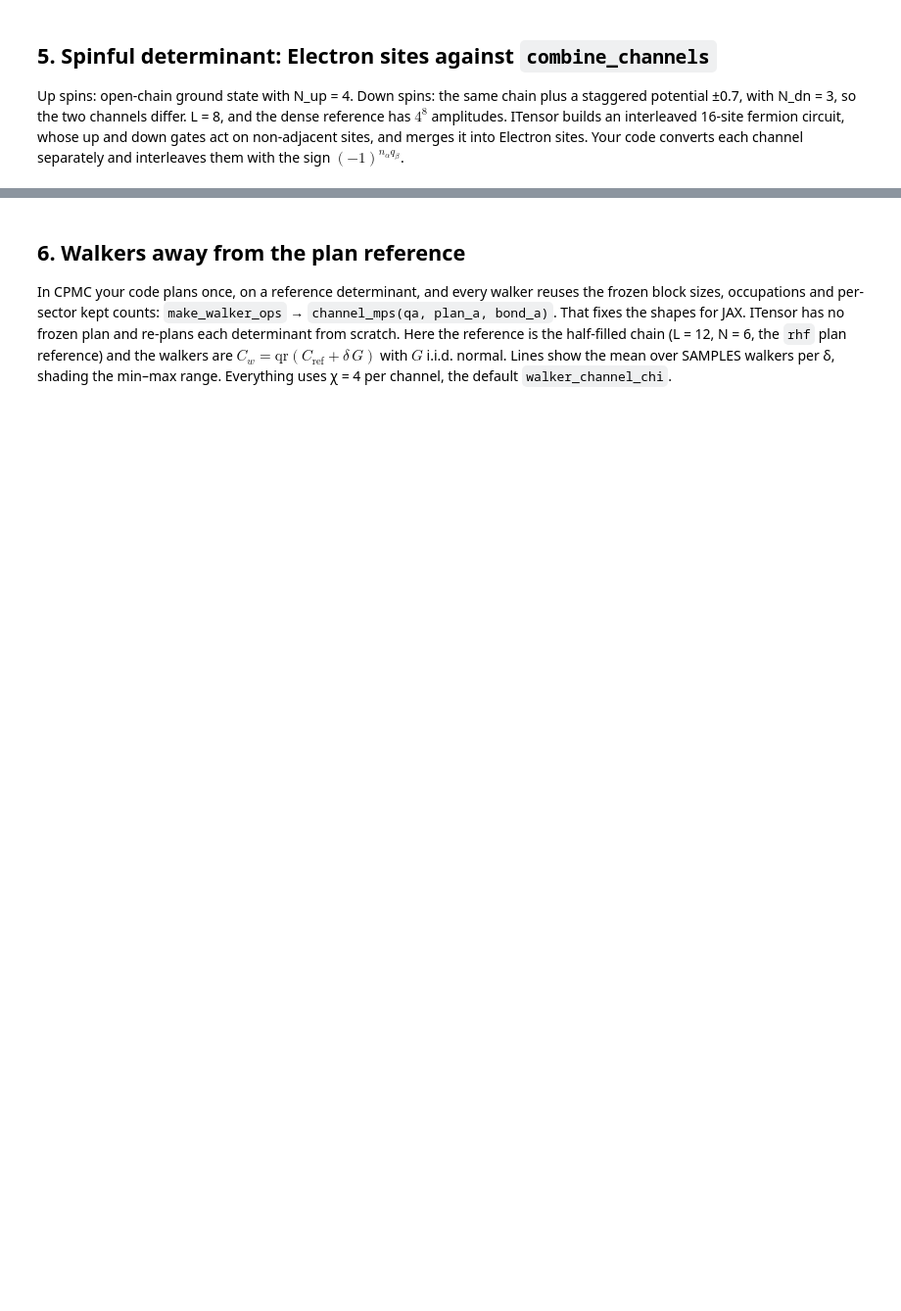
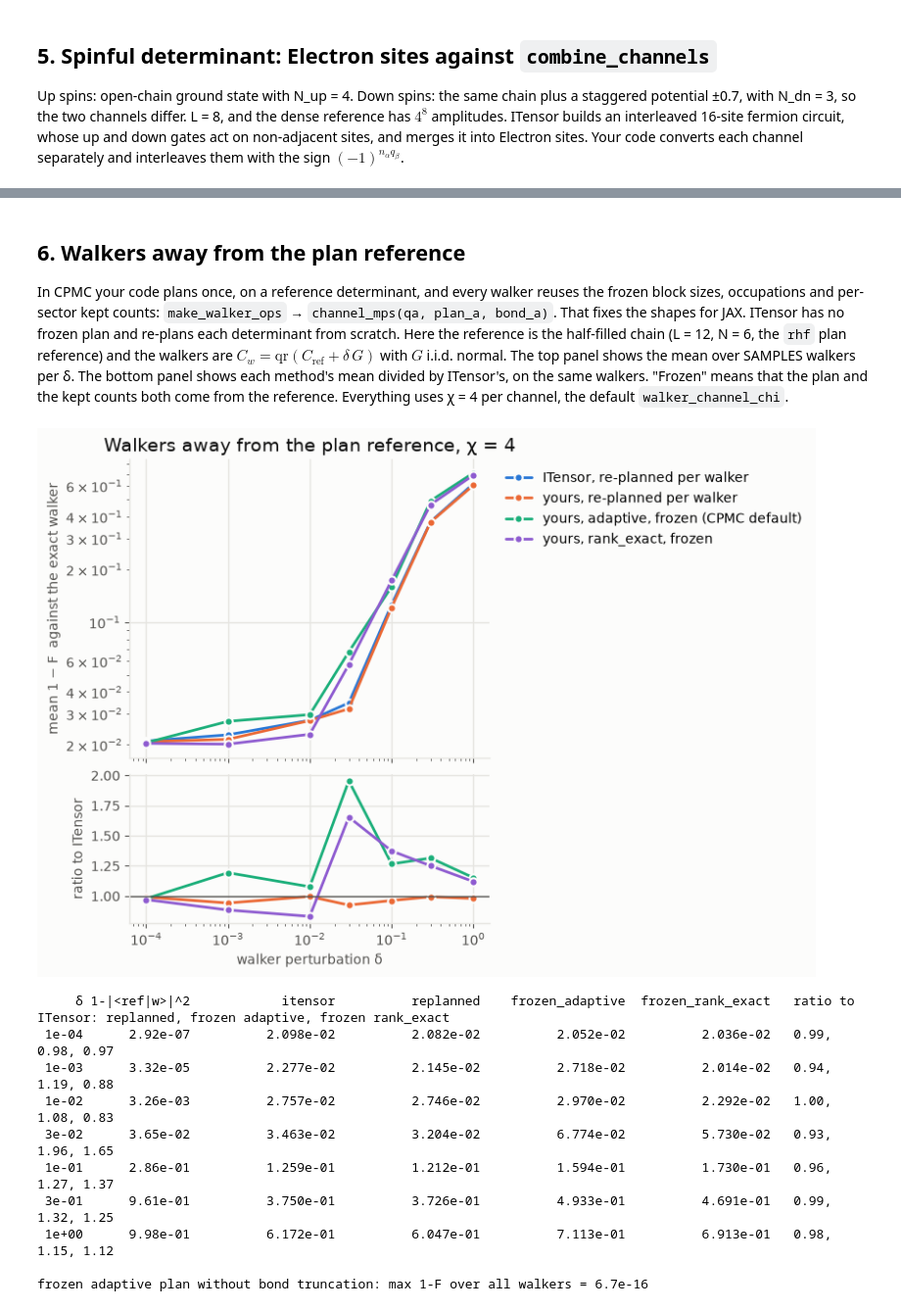
Before and after one commit to franappi11/trot_mps, a Jupyter notebook: trot/gmps/itensor_gmps_comparison.ipynb, the cells around one changed output, grey strips where cells are left out. Shown at 98% size. Saved outputs shown, nothing was run; the diff lists cells and outputs as text; code cells hidden in the pictures; blank space fills up the shorter version.

```diff
--- a/trot/gmps/itensor_gmps_comparison.ipynb
+++ b/trot/gmps/itensor_gmps_comparison.ipynb
@@ -423,47 +543,63 @@ SPIN_PLACEHOLDER
 # %% [markdown]
 ## 6. Walkers away from the plan reference
 
-In CPMC your code plans once, on a reference determinant, and every walker reuses the frozen block sizes, occupations and per-sector kept counts: `make_walker_ops` → `channel_mps(qa, plan_a, bond_a)`. That fixes the shapes for JAX. ITensor has no frozen plan and re-plans each determinant from scratch. Here the reference is the half-filled chain (L = 12, N = 6, the `rhf` plan reference) and the walkers are $C_w=\mathrm{qr}(C_\text{ref}+\delta\,G)$ with $G$ i.i.d. normal. Lines show the mean over SAMPLES walkers per δ, shading the min–max range. Everything uses χ = 4 per channel, the default `walker_channel_chi`.
+In CPMC your code plans once, on a reference determinant, and every walker reuses the frozen block sizes, occupations and per-sector kept counts: `make_walker_ops` → `channel_mps(qa, plan_a, bond_a)`. That fixes the shapes for JAX. ITensor has no frozen plan and re-plans each determinant from scratch. Here the reference is the half-filled chain (L = 12, N = 6, the `rhf` plan reference) and the walkers are $C_w=\mathrm{qr}(C_\text{ref}+\delta\,G)$ with $G$ i.i.d. normal. The top panel shows the mean over SAMPLES walkers per δ. The bottom panel shows each method's mean divided by ITensor's, on the same walkers. "Frozen" means that the plan and the kept counts both come from the reference. Everything uses χ = 4 per channel, the default `walker_channel_chi`.
 # %%
 C_ref = CASES["chain L=12 N=6"]
 plan_a = mcn.make_orbital_plan(C_ref, "adaptive", EPS)
 plan_r = mcn.make_orbital_plan(C_ref, "rank_exact", EPS)
 bonds_a = mcn.plan_bonds(C_ref, plan_a, chi_max=WALKER_CHI)
 bonds_r = mcn.plan_bonds(C_ref, plan_r, chi_max=WALKER_CHI)
 
 METHODS = {
     "itensor": "ITensor, re-planned per walker",
-    "replanned": "yours, adaptive plan + bonds re-planned per walker",
-    "frozen_adaptive": "yours, adaptive plan + bonds frozen on the reference (CPMC default)",
-    "frozen_rank_exact": "yours, rank_exact plan + bonds frozen on the reference",
+    "replanned": "yours, re-planned per walker",
+    "frozen_adaptive": "yours, adaptive, frozen (CPMC default)",
+    "frozen_rank_exact": "yours, rank_exact, frozen",
 }
 walk = {key: np.zeros((len(DELTAS), SAMPLES)) for key in (*METHODS, "plan_only", "distance")}
 rng = np.random.default_rng(SEED)
 for i, delta in enumerate(DELTAS):
     for j in range(SAMPLES):
         Cw = np.linalg.qr(C_ref + delta * rng.standard_normal(C_ref.shape))[0]
         ex = exact_spinless(Cw)
         plan_w = mcn.make_orbital_plan(Cw, "adaptive", EPS)
         walk["distance"][i, j] = 1 - np.linalg.det(C_ref.T @ Cw) ** 2
         walk["itensor"][i, j] = infidelity(dense(to_np(jl.fw_mps(Cw, eigval_cutoff=EPS, maxdim=WALKER_CHI))), ex)
         walk["replanned"][i, j] = infidelity(dense(mcn.channel_mps(Cw, plan_w, mcn.plan_bonds(Cw, plan_w, chi_max=WALKER_CHI))[0]), ex)
         walk["frozen_adaptive"][i, j] = infidelity(dense(mcn.channel_mps(Cw, plan_a, bonds_a)[0]), ex)
         walk["frozen_rank_exact"][i, j] = infidelity(dense(mcn.channel_mps(Cw, plan_r, bonds_r)[0]), ex)
         walk["plan_only"][i, j] = infidelity(dense(mcn.channel_mps(Cw, plan_a)[0]), ex)
 
-fig, ax = plt.subplots(figsize=(7.5, 4.2), constrained_layout=True)
+mean = {key: walk[key].mean(1) for key in METHODS}
+fig, (ax, bx) = plt.subplots(2, 1, figsize=(8, 5.6), sharex=True, gridspec_kw={"height_ratios": (2, 1)},
+                             constrained_layout=True)
 for color, (key, label) in zip(PALETTE, METHODS.items()):
-    ax.fill_between(DELTAS, walk[key].min(1), walk[key].max(1), color=color, alpha=0.15, lw=0)
-    ax.plot(DELTAS, walk[key].mean(1), marker="o", ms=6, color=color, mec=SURFACE, mew=1.5, label=label)
-ax.set_xscale("log"); ax.set_yscale("log")
-ax.set_xlabel("walker perturbation δ"); ax.set_ylabel(f"1 − F  against the exact walker, χ = {WALKER_CHI}")
-ax.set_title("Walkers away from the plan reference")
+    ax.plot(DELTAS, mean[key], marker="o", ms=6, color=color, mec=SURFACE, mew=1.5, label=label)
+    if key != "itensor":
+        bx.plot(DELTAS, mean[key] / mean["itensor"], marker="o", ms=6, color=color, mec=SURFACE, mew=1.5)
+ax.set_yscale("log"); ax.set_ylabel("mean 1 − F  against the exact walker")
+ax.set_title(f"Walkers away from the plan reference, χ = {WALKER_CHI}")
 ax.legend(**LEGEND)
+bx.axhline(1.0, color=INK2, lw=1)
+bx.set_xscale("log"); bx.set_xlabel("walker perturbation δ"); bx.set_ylabel("ratio to ITensor")
 plt.show()
 
-print(f"{'δ':>6s} {'1-|<ref|w>|^2':>13s} " + " ".join(f"{k:>18s}" for k in METHODS) + f" {'frozen/ITensor':>15s}")
+print(f"{'δ':>6s} {'1-|<ref|w>|^2':>13s} " + " ".join(f"{k:>18s}" for k in METHODS)
+      + "   ratio to ITensor: replanned, frozen adaptive, frozen rank_exact")
 for i, delta in enumerate(DELTAS):
-    means = [walk[k][i].mean() for k in METHODS]
-    print(f"{delta:6.0e} {walk['distance'][i].mean():13.2e} " + " ".join(f"{m:18.3e}" for m in means)
-          + f" {means[2] / means[0]:15.2f}")
+    print(f"{delta:6.0e} {walk['distance'][i].mean():13.2e} " + " ".join(f"{mean[k][i]:18.3e}" for k in METHODS)
+          + "   " + ", ".join(f"{mean[k][i] / mean['itensor'][i]:.2f}" for k in list(METHODS)[1:]))
 print(f"\nfrozen adaptive plan without bond truncation: max 1-F over all walkers = {walk['plan_only'].max():.1e}")
+# %% [output]
+[figure, added]
+     δ 1-|<ref|w>|^2            itensor          replanned    frozen_adaptive  frozen_rank_exact   ratio to ITensor: replanned, frozen adaptive, frozen rank_exact
+ 1e-04      2.92e-07          2.098e-02          2.082e-02          2.052e-02          2.036e-02   0.99, 0.98, 0.97
+ 1e-03      3.32e-05          2.277e-02          2.145e-02          2.718e-02          2.014e-02   0.94, 1.19, 0.88
+ 1e-02      3.26e-03          2.757e-02          2.746e-02          2.970e-02          2.292e-02   1.00, 1.08, 0.83
+ 3e-02      3.65e-02          3.463e-02          3.204e-02          6.774e-02          5.730e-02   0.93, 1.96, 1.65
+ 1e-01      2.86e-01          1.259e-01          1.212e-01          1.594e-01          1.730e-01   0.96, 1.27, 1.37
+ 3e-01      9.61e-01          3.750e-01          3.726e-01          4.933e-01          4.691e-01   0.99, 1.32, 1.25
+ 1e+00      9.98e-01          6.172e-01          6.047e-01          7.113e-01          6.913e-01   0.98, 1.15, 1.12
+
+frozen adaptive plan without bond truncation: max 1-F over all walkers = 6.7e-16
```
Also changed, not shown: parts of 22 cells of this notebook, 3 other files.
